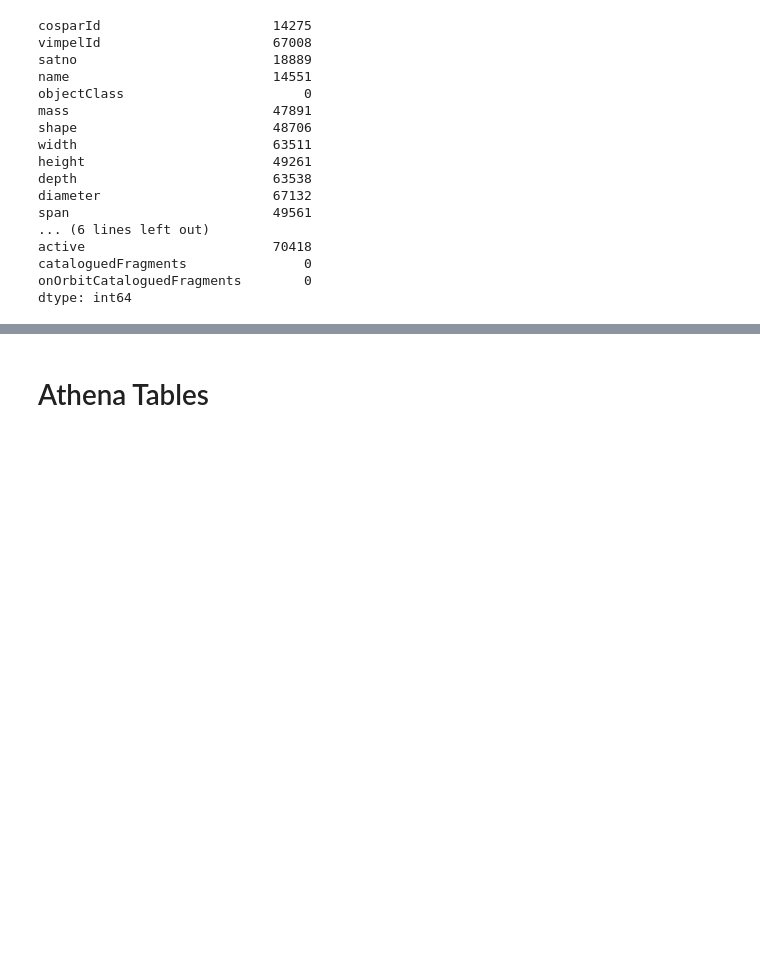
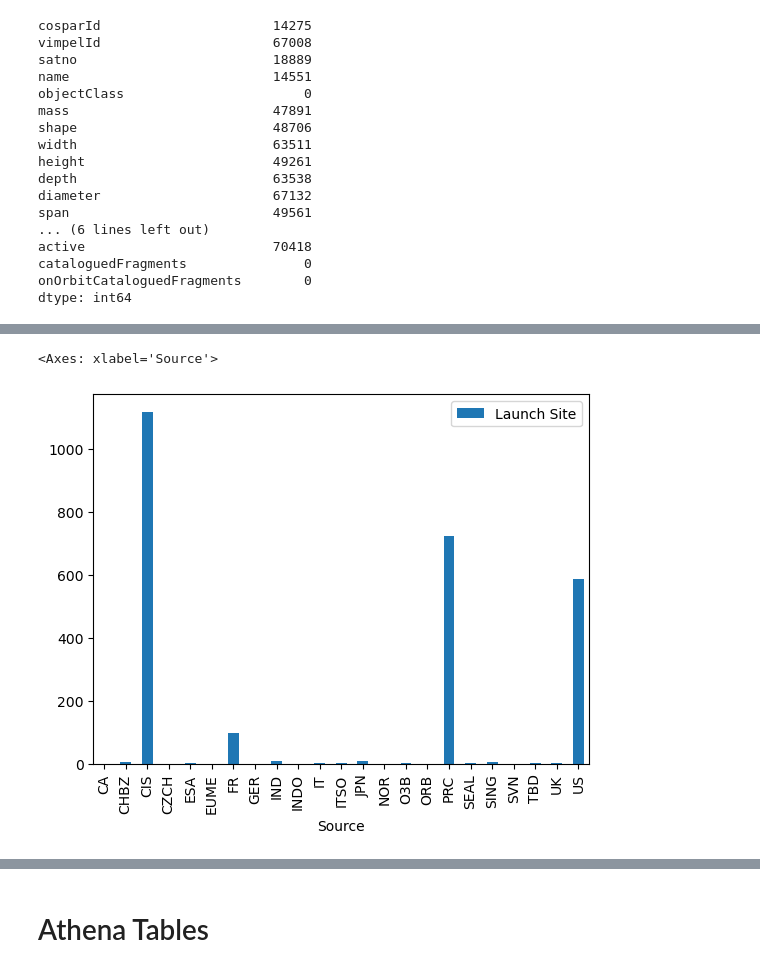
Before and after one commit to tkbarb10/ADS508-GroupProject, a Jupyter notebook: main_updated.ipynb, the cells around one changed output, grey strips where cells are left out. Saved outputs shown, nothing was run; the diff lists cells and outputs as text; code cells hidden in the pictures; blank space fills up the shorter version.

```diff
--- a/main_updated.ipynb
+++ b/main_updated.ipynb
@@ -303,0 +306,2 @@ dtype: int64
+# %%
+df = pd.read_csv("data-folder/lost_objects.csv")
@@ -303,0 +344,8 @@ dtype: int64
+# %%
+import matplotlib.pyplot as plt
+%matplotlib inline
+
+df[['Launch Site', 'Source']].groupby('Source').count().plot(kind = 'bar')
+# %% [output]
+<Axes: xlabel='Source'>
+[figure, added]
```
Also changed, not shown: parts of 9 cells of this notebook.
